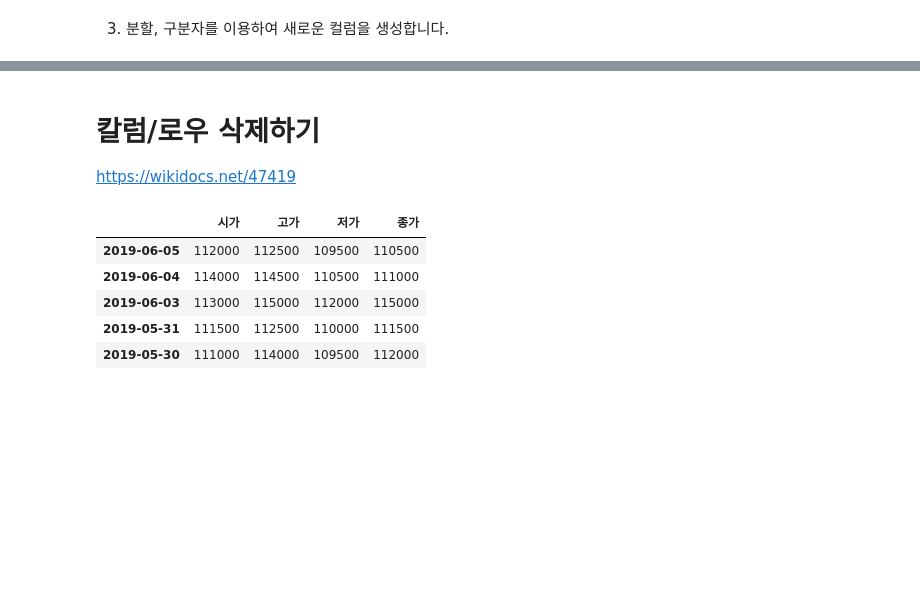
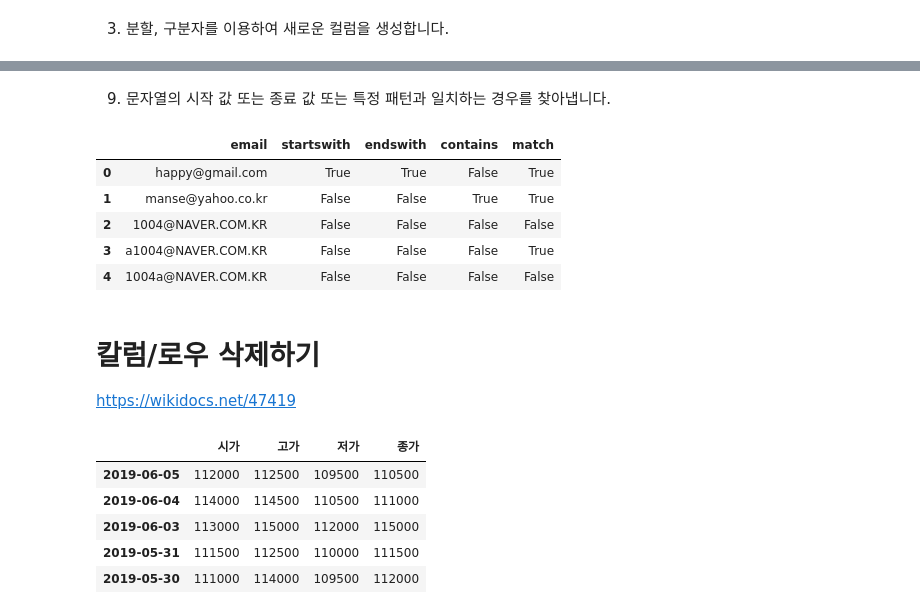
Before and after one commit to Jake0925/Pandas, a Jupyter notebook: Pandas.ipynb, the cells around one changed output, grey strips where cells are left out. Cells and saved outputs as stored; diff of their text form; code cells hidden in the pictures; blank space fills up the shorter version.

```diff
--- a/Pandas.ipynb
+++ b/Pandas.ipynb
@@ -247,10 +307,25 @@ df['email_isupper']   = df['email'].str.isupper()   # 대문자로만 구성 여
+# %% [markdown]
+9) 문자열의 시작 값 또는 종료 값 또는 특정 패턴과 일치하는 경우를 찾아냅니다.
 # %%
-# 9) 문자열의 시작 값 또는 종료 값 또는 특정 패턴과 일치하는 경우를 찾아냅니다.
+df = pd.DataFrame({'email':['happy@gmail.com',
+                            'manse@yahoo.co.kr',
+                            '1004@NAVER.COM.KR',
+                            'a1004@NAVER.COM.KR',
+                            '1004a@NAVER.COM.KR']})
 
-df['email_startswith'] = df['email'].str.startswith(pat='h')     # 좌측값이 입력패턴과 일치 여부
-df['email_endswith']   = df['email'].str.endswith(pat='com')     # 우측값이 입력패턴과 일치 여부
-df['email_contains']   = df['email'].str.contains(pat='kr', regex=False) # 값 중 패턴포함 여부
-df['email_match']      = df['email'].str.match(pat='[a-zA-Z@.]') # 입력패턴과 일치 여부
+df['startswith'] = df['email'].str.startswith(pat='h')     # 좌측값이 입력패턴과 일치 여부
+df['endswith']   = df['email'].str.endswith(pat='com')     # 우측값이 입력패턴과 일치 여부
+df['contains']   = df['email'].str.contains(pat='kr', regex=False) # 값 중 패턴포함 여부
+df['match']      = df['email'].str.match(pat='[a-zA-Z@.]') # 구분자인 @앞에 첫문자가 알파벳인지 여부
+
+df
+# %% [output]
+|  | email | startswith | endswith | contains | match |
+| 0 | happy@gmail.com | True | True | False | True |
+| 1 | manse@yahoo.co.kr | False | False | True | True |
+| 2 | 1004@NAVER.COM.KR | False | False | False | False |
+| 3 | a1004@NAVER.COM.KR | False | False | False | True |
+| 4 | 1004a@NAVER.COM.KR | False | False | False | False |
 # %% [markdown]
 #  칼럼/로우 삭제하기
 
```
Also changed, not shown: parts of 11 cells of this notebook.
